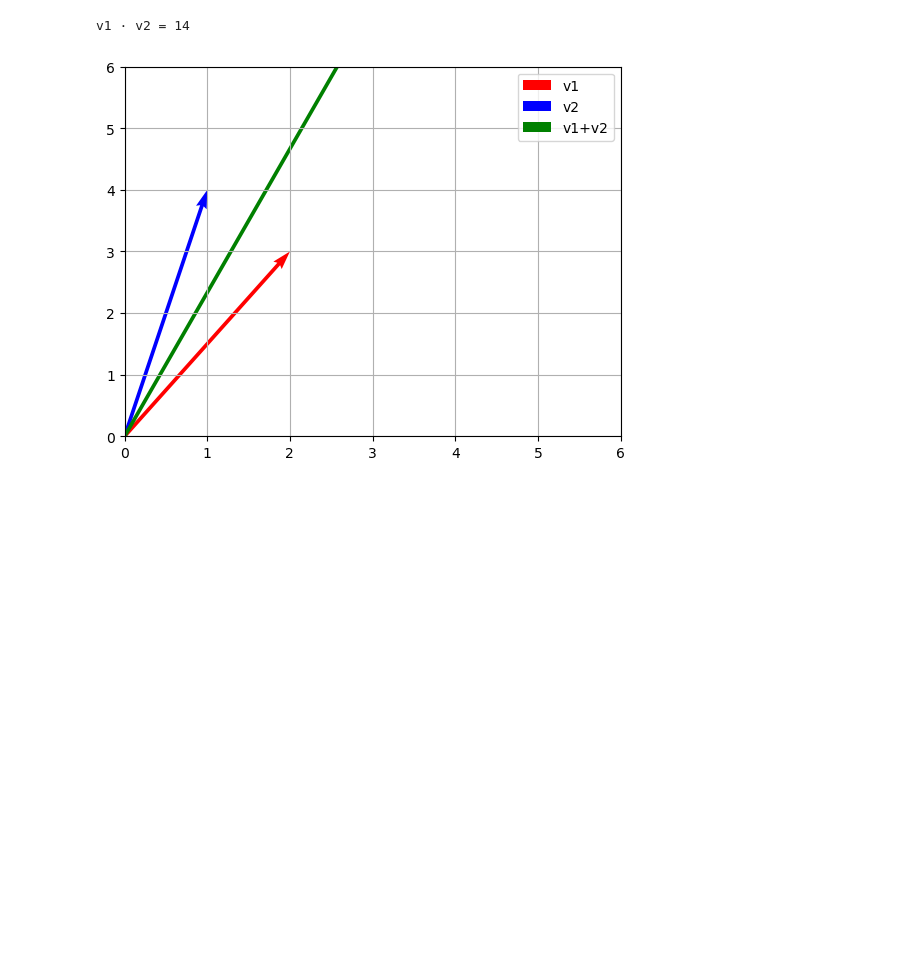
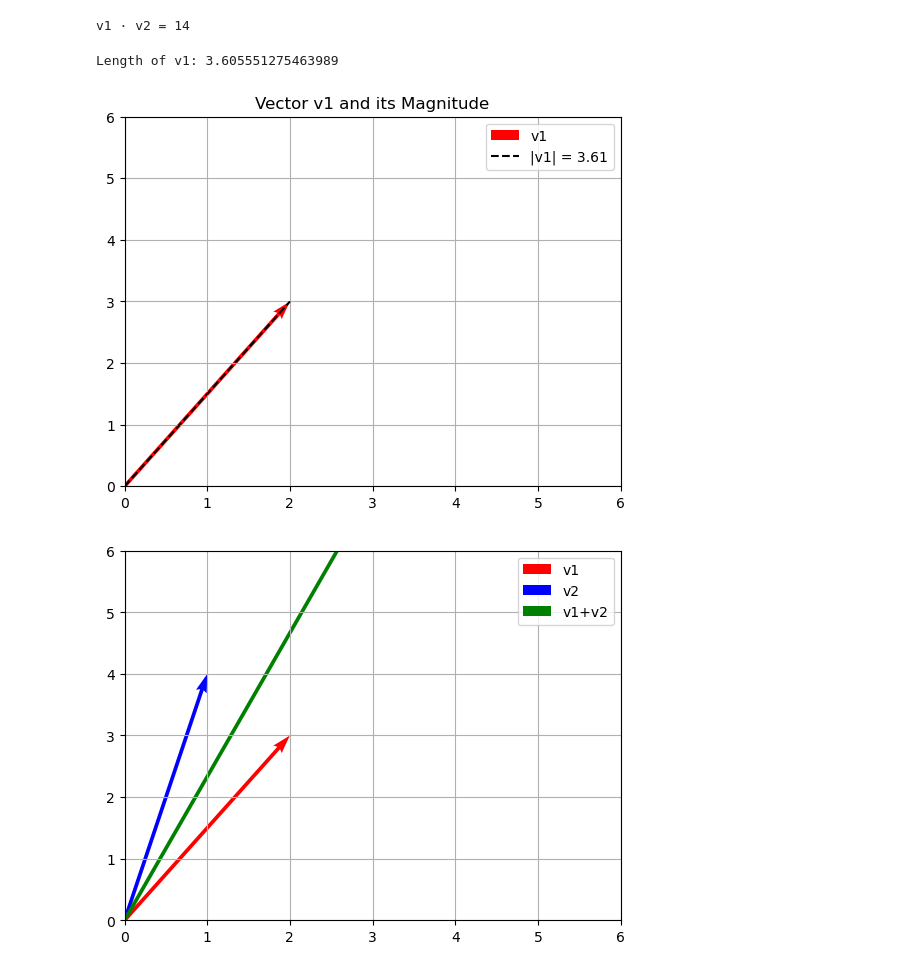
Before and after one commit to vishvas-16/DS-ML-Learning, a Jupyter notebook: Mathematics/01-linear-algebra/01. Vector-operations.ipynb, the cells around one changed output. Drawn from its saved outputs; the diff is of its cells as text; code cells hidden in the pictures; blank space fills up the shorter version.

```diff
--- a/Mathematics/01-linear-algebra/01. Vector-operations.ipynb
+++ b/Mathematics/01-linear-algebra/01. Vector-operations.ipynb
@@ -41,4 +43,29 @@ dot_product = np.dot(v1, v2)
 print("v1 · v2 =", dot_product)
 # %% [output]
 v1 · v2 = 14
+# %%
+# Finding length/magnitude of a vector(from origin)
+magnitude = np.sqrt(np.dot(v1, v1))
+print("Length of v1:", magnitude)
+# Alternatively found by applying Pythagoras on all features
+
+# Plot v1 and its magnitude as a line from the origin
+
+origin = [0, 0]
+plt.quiver(*origin, v1[0], v1[1], angles='xy', scale_units='xy', scale=1, color='r', label='v1')
+
+# Plot a dashed line showing the magnitude of v1
+plt.plot([0, v1[0]], [0, v1[1]], 'k--', label=f'|v1| = {magnitude:.2f}')
+
+plt.xlim(0, max(6, v1[0]+1))
+plt.ylim(0, max(6, v1[1]+1))
+plt.axhline(0, color='black', linewidth=0.5)
+plt.axvline(0, color='black', linewidth=0.5)
+plt.legend()
+plt.grid(True)
+plt.title("Vector v1 and its Magnitude")
+plt.show()
+# %% [output]
+Length of v1: 3.605551275463989
+[figure, added]
 # %%
```
Also changed, not shown: parts of 3 cells of this notebook, 1 other file.
